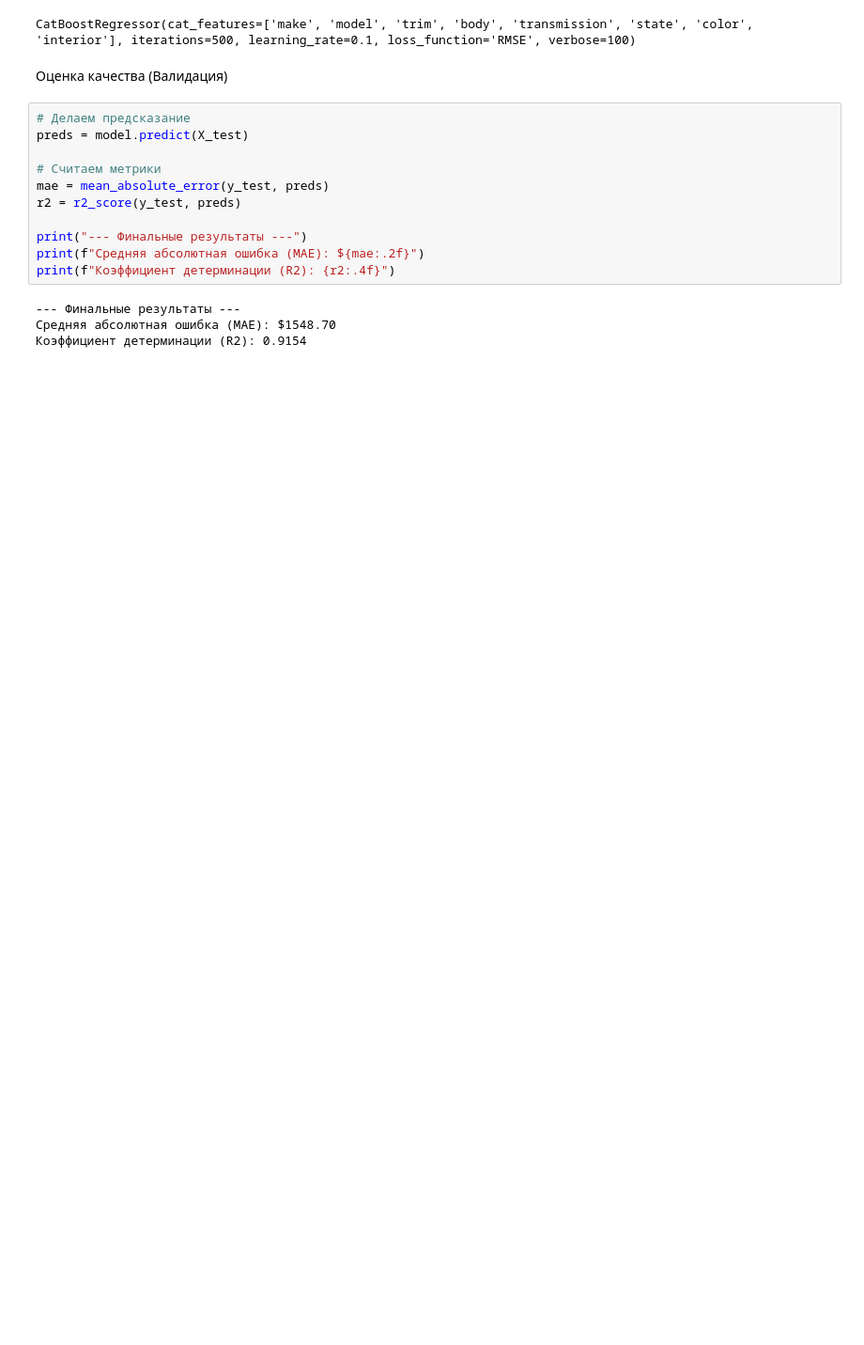
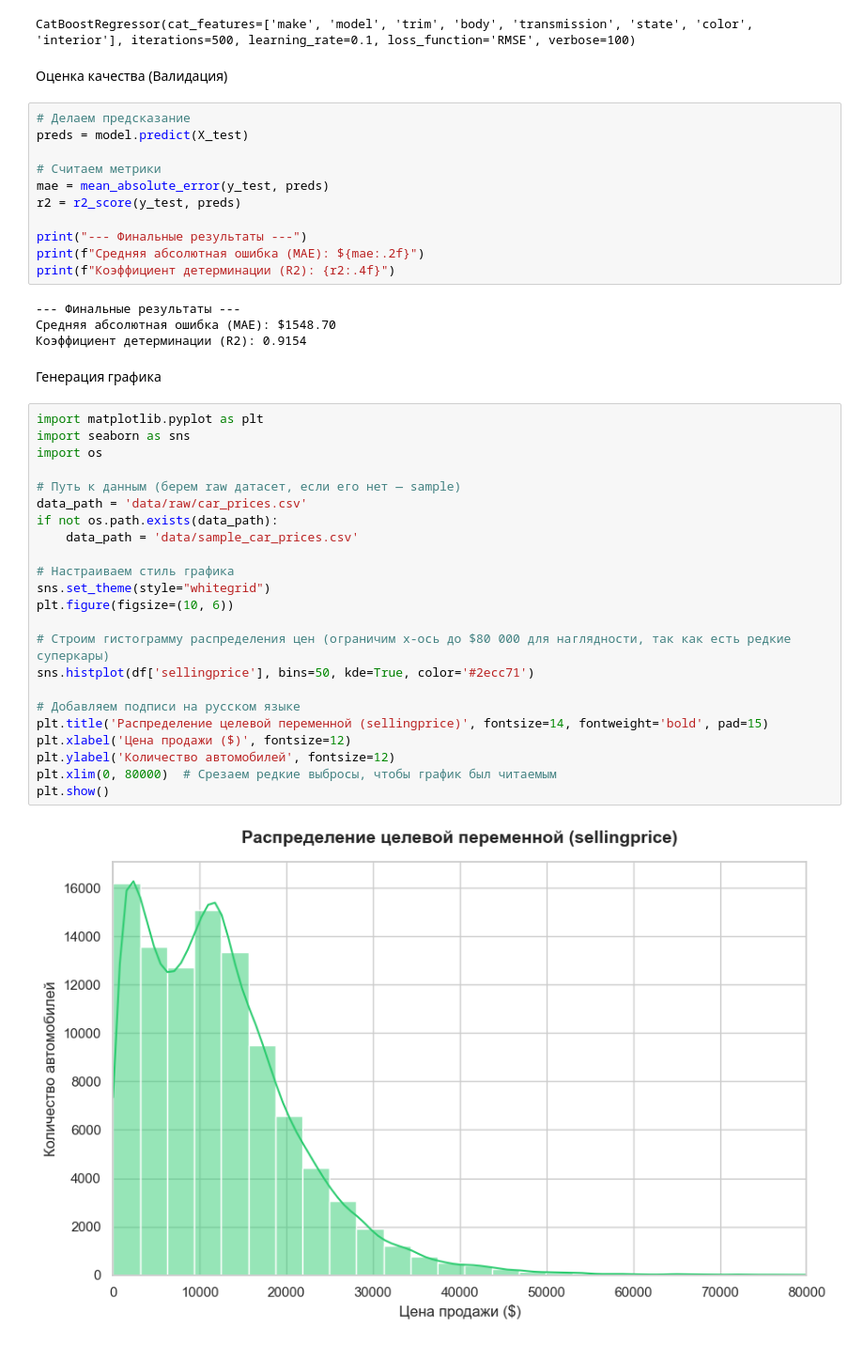
Before and after one commit to ppshhh15/aie-course, a Jupyter notebook: project/notebooks/exp01_eda_baseline.ipynb, the cells around one changed output. Shown at 94% size. Cells and saved outputs as stored; diff of their text form; blank space fills up the shorter version.

Commit message:
Добавлена генерация графика в EDA анализ

```diff
--- a/project/notebooks/exp01_eda_baseline.ipynb
+++ b/project/notebooks/exp01_eda_baseline.ipynb
@@ -123,3 +123,30 @@ print(f"Коэффициент детерминации (R2): {r2:.4f}")
 --- Финальные результаты ---
 Средняя абсолютная ошибка (MAE): $1548.70
 Коэффициент детерминации (R2): 0.9154
+# %% [markdown]
+Генерация графика
+# %%
+import matplotlib.pyplot as plt
+import seaborn as sns
+import os
+
+# Путь к данным (берем raw датасет, если его нет — sample)
+data_path = 'data/raw/car_prices.csv'
+if not os.path.exists(data_path):
+    data_path = 'data/sample_car_prices.csv'
+
+# Настраиваем стиль графика
+sns.set_theme(style="whitegrid")
+plt.figure(figsize=(10, 6))
+
+# Строим гистограмму распределения цен (ограничим x-ось до $80 000 для наглядности, так как есть редкие суперкары)
+sns.histplot(df['sellingprice'], bins=50, kde=True, color='#2ecc71')
+
+# Добавляем подписи на русском языке
+plt.title('Распределение целевой переменной (sellingprice)', fontsize=14, fontweight='bold', pad=15)
+plt.xlabel('Цена продажи ($)', fontsize=12)
+plt.ylabel('Количество автомобилей', fontsize=12)
+plt.xlim(0, 80000)  # Срезаем редкие выбросы, чтобы график был читаемым
+plt.show()
+# %% [output]
+[figure, added]
```
Also changed, not shown: parts of 1 cell of this notebook.
